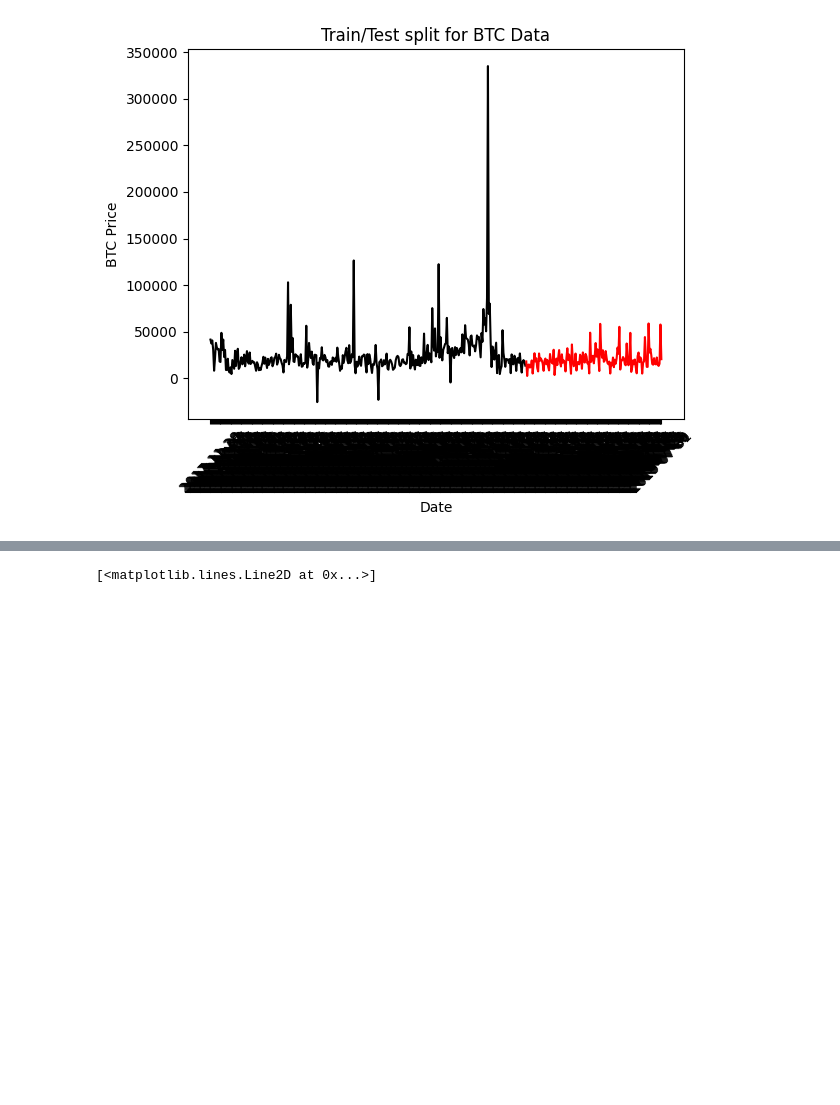
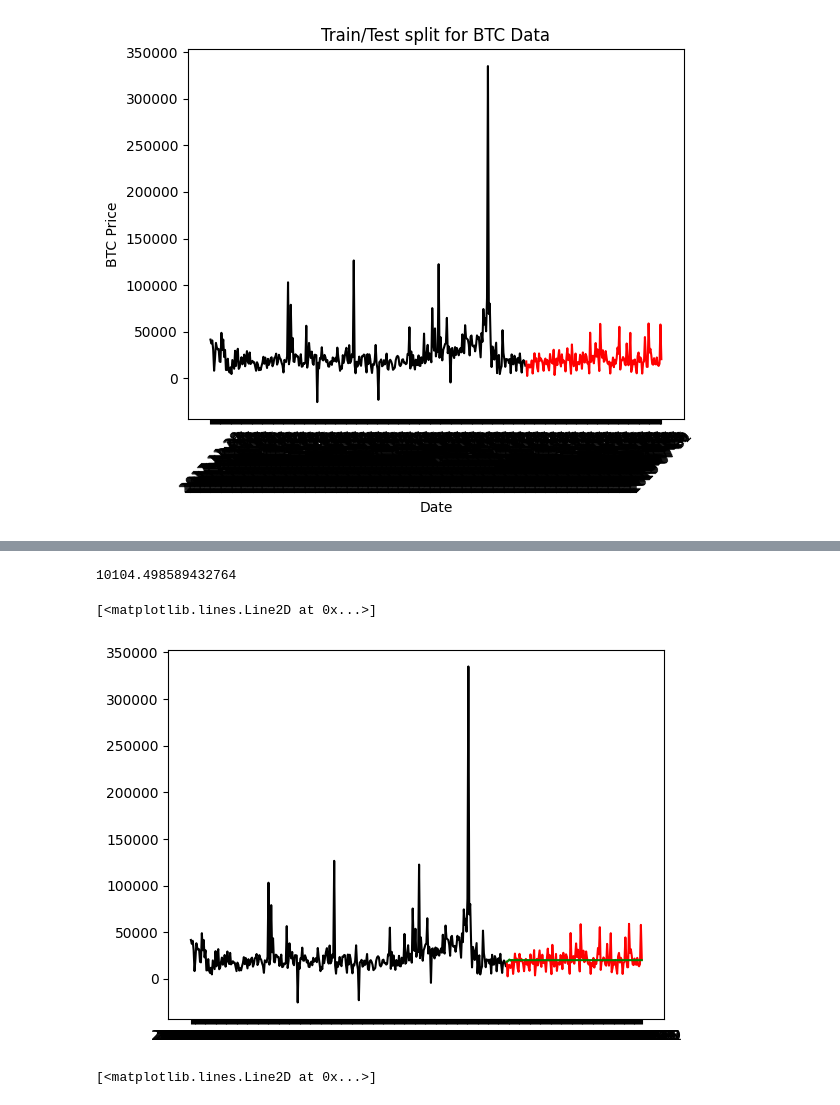
Before and after one commit to grquigg/ai-workflow-capstone, a Jupyter notebook: time_series.ipynb, the cells around one changed output, grey strips where cells are left out. Saved outputs shown, nothing was run; the diff lists cells and outputs as text; code cells hidden in the pictures; blank space fills up the shorter version.

Commit message:
Started working on a general pipeline for creating time series models

```diff
--- a/time_series.ipynb
+++ b/time_series.ipynb
@@ -76,7 +82,8 @@ plt.show()
 n = int(len(df)*0.7)
 train = df[df.index < n]
 test = df[df.index >= n]
-
+train.index = train["Date"]
+test.index = test["Date"]
 plt.plot(train["Date"], train["Total Revenue"], color = "black")
 plt.plot(test["Date"], test["Total Revenue"], color = "red")
 plt.ylabel('BTC Price')
@@ -94,0 +110,5 @@ ARMAmodel = ARMAmodel.fit()
+# %%
+def build_time_series_pipeline(model_type, order, data):
+    pipe = Pipeline([("time", model_type(data, order = order).fit()), ("predict", predict_with_time_series)])
+    y_pred_out = pipe["predict"](pipe["time"])
+    return pipe, y_pred_out
@@ -95 +133,27 @@ ARMAmodel = ARMAmodel.fit()
+# %%
+def custom_grid_search(model, parameters, data, target_metric):
+    best_model = None
+    best_error = float("INF")
+    for order in parameters["order"]:
+        pipeline, predictions = build_time_series_pipeline(model, order, data)
+        error = np.sqrt(target_metric(test["Total Revenue"].values, predictions))
+        if error < best_error:
+            best_error = error
+            best_model = pipeline
+    return best_model, best_error
+# %%
+#Grid search
+from sklearn.metrics import mean_squared_error
+parameters = {"order": [(i, j, k) for i in range(1,5) for j in range(1,5) for k in range(1,5)]}
+ARMAmodel = SARIMAX
+best_pipe, best_error = custom_grid_search(ARMAmodel, parameters, y, mean_squared_error)
+print(best_error)
+y_pred_out = best_pipe["predict"](best_pipe["time"])
+plt.plot(train.index, train["Total Revenue"], color = "black")
+plt.plot(test.index, test["Total Revenue"], color = "red")
+plt.plot(test.index, y_pred_out, color='green', label = 'Predictions')
+# %% [output]
+10104.498589432764
+[<matplotlib.lines.Line2D at 0x...>]
+[figure, added]
 # %%
```
Also changed, not shown: parts of 11 cells of this notebook, 1 other file.
